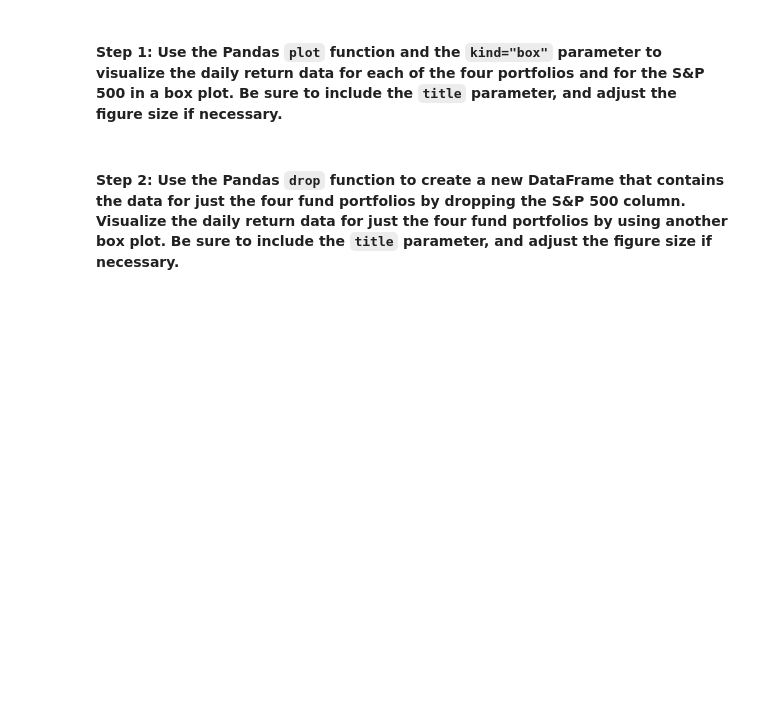
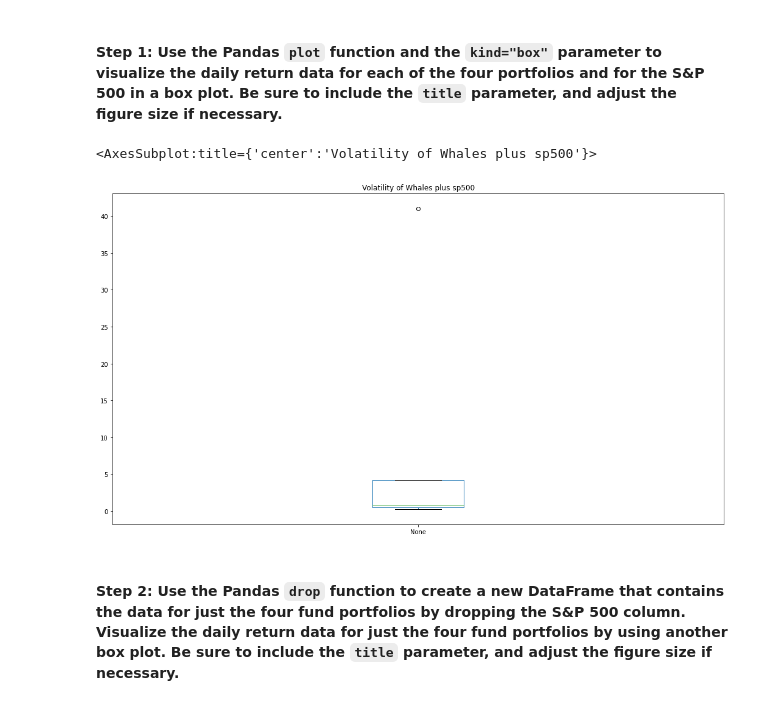
Before and after one commit to madhugirl/Whale-Investment-Opp, a Jupyter notebook: risk_return_analysis.ipynb, the cells around one changed output. Drawn from its saved outputs; the diff is of its cells as text; code cells hidden in the pictures; blank space fills up the shorter version.

```diff
--- a/risk_return_analysis.ipynb
+++ b/risk_return_analysis.ipynb
@@ -202,7 +229,17 @@ Analyze the volatility of each of the four fund portfolios and of the S&P 500 In
 # %%
 # Use the daily return data to create box plots to visualize the volatility of the 4 funds and the S&P 500
 # Include a title parameter and adjust the figure size
-# YOUR CODE HERE
+standard_deviation = daily_returns.std()
+standard_deviation_sorted = standard_deviation.sort_values()
+standard_deviation_sorted.describe()
+
+
+standard_deviation_sorted.plot.box(legend="True",
+    figsize=(18,10),
+    title="Volatility of Whales plus sp500")
+# %% [output]
+<AxesSubplot:title={'center':'Volatility of Whales plus sp500'}>
+[figure, added]
 # %% [markdown]
 #### Step 2: Use the Pandas `drop` function to create a new DataFrame that contains the data for just the four fund portfolios by dropping the S&P 500 column. Visualize the daily return data for just the four fund portfolios by using another box plot. Be sure to include the `title` parameter, and adjust the figure size if necessary.
 # %%
```
Also changed, not shown: parts of 9 cells of this notebook.
